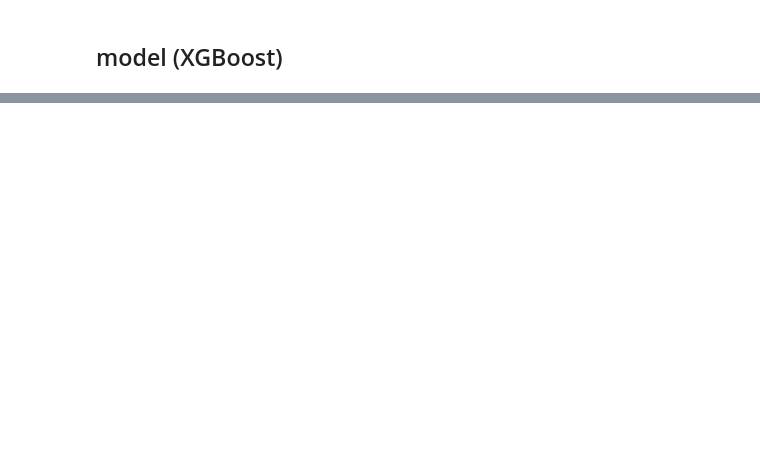
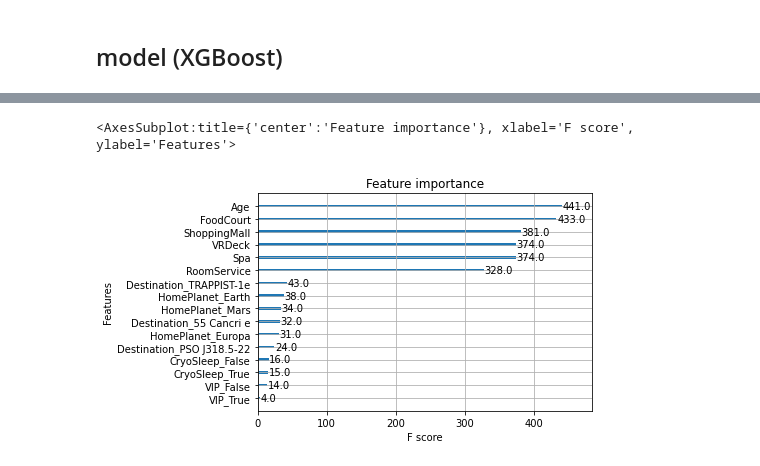
Before and after one commit to sinjy1203/kaggle_MyNotebook, a Jupyter notebook: spaceshiptitanic-binaryclassification-1.ipynb, the cells around one changed output, grey strips where cells are left out. Saved outputs shown, nothing was run; the diff lists cells and outputs as text; code cells hidden in the pictures; blank space fills up the shorter version.

```diff
--- a/spaceshiptitanic-binaryclassification-1.ipynb
+++ b/spaceshiptitanic-binaryclassification-1.ipynb
@@ -465,3 +465,6 @@ dataset.head()
 # %%
 train_length = len(train)
 train, test = dataset[:train_length], dataset[train_length:]
+# %%
+train_y = train['Transported']
+train_x = train.drop('Transported', axis=1)
@@ -467,0 +476,4 @@ train, test = dataset[:train_length], dataset[train_length:]
+# %%
+from sklearn.model_selection import train_test_split
+
+x_train, x_val, y_train, y_val = train_test_split(train_x, train_y, random_state=0, shuffle=True, stratify=train_y, test_size=0.2)
@@ -467,0 +484,4 @@ train, test = dataset[:train_length], dataset[train_length:]
+# %%
+from sklearn.metrics import accuracy_score
+xgb = XGBClassifier()
+xgb.fit(x_train, y_train, eval_set=[(x_val, y_val)], eval_metric='error', verbose=True)
@@ -467,0 +528,5 @@ train, test = dataset[:train_length], dataset[train_length:]
+# %%
+plot_importance(xgb)
+# %% [output]
+<AxesSubplot:title={'center':'Feature importance'}, xlabel='F score', ylabel='Features'>
+[figure, added]
```
Also changed, not shown: parts of 7 cells of this notebook.
